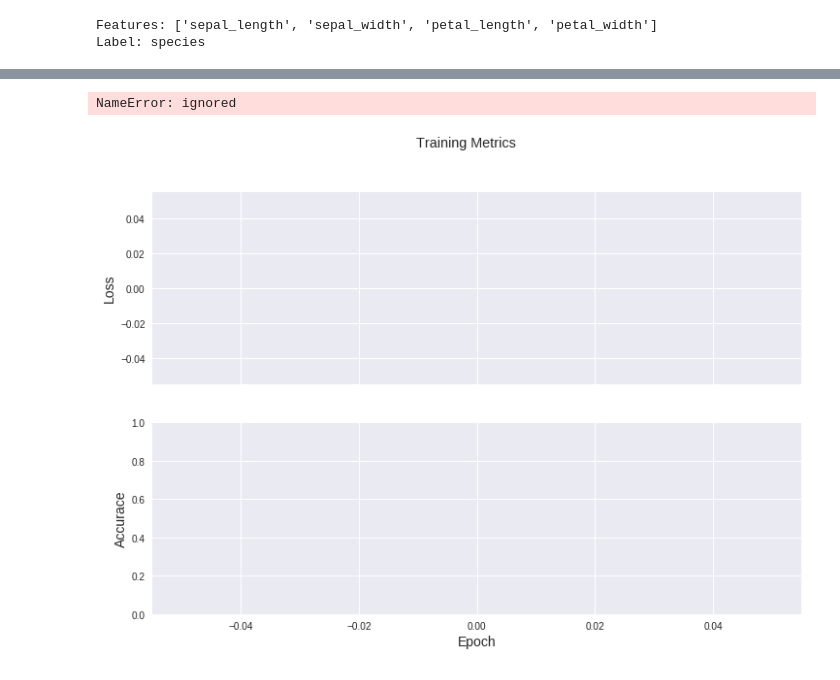
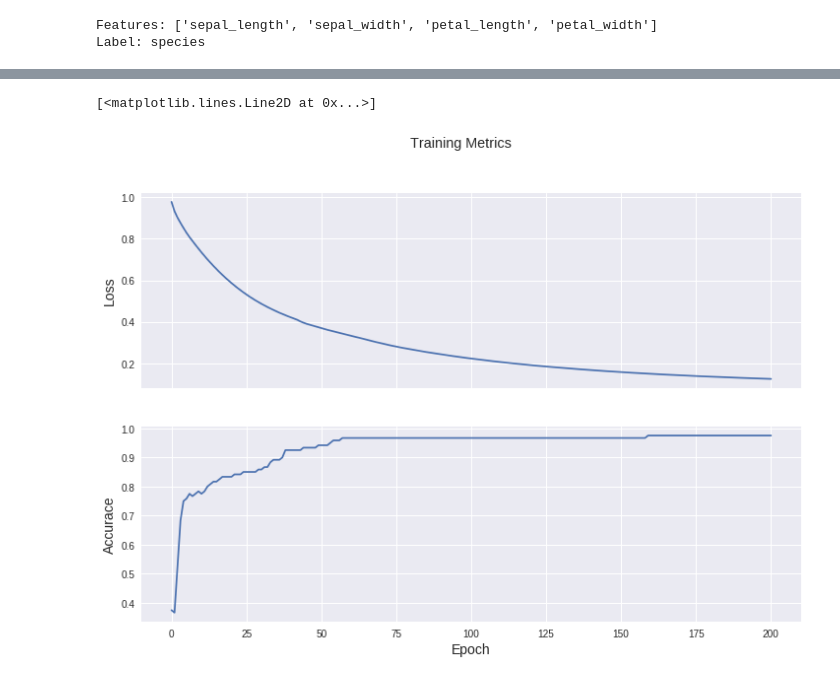
Before and after one commit to kugmax/tensorflow_learn, a Jupyter notebook: Tutorial.ipynb, the cells around one changed output, grey strips where cells are left out. Drawn from its saved outputs; the diff is of its cells as text; code cells hidden in the pictures.

```diff
--- a/Tutorial.ipynb
+++ b/Tutorial.ipynb
@@ -397,8 +399,11 @@ train_accuracy_results = []
 num_epochs = 201
 
 for epoch in range(num_epochs):
-  epoch_loss_avg = tf.metrics.mean
-  epoch_accuracy = tf.metrics.accuracy
+  #epoch_loss_avg = tf.metrics.mean
+  #epoch_accuracy = tf.metrics.accuracy
+
+  epoch_loss_avg = tf.contrib.eager.metrics.Mean()
+  epoch_accuracy = tf.contrib.eager.metrics.Accuracy()
 
   for x, y in train_dataset:
     loss_value, grads = grad(model, x, y)
@@ -421,13 +430,13 @@ RuntimeError: ignored
 # %%
 fig, axes = plt.subplots(2, sharex=True, figsize=(12, 8))
 fig.suptitle('Training Metrics')
 
 axes[0].set_ylabel("Loss", fontsize=14)
 axes[0].plot(train_loss_results)
 
 axes[1].set_ylabel("Accurace", fontsize=14)
 axes[1].set_xlabel("Epoch", fontsize=14)
-axes[1].plot(training_accuracy_results)
+axes[1].plot(train_accuracy_results)
 # %% [output]
-NameError: ignored
+[<matplotlib.lines.Line2D at 0x...>]
-[figure, old version]
+[figure, new version]
```
Also changed, not shown: parts of 21 cells of this notebook.
